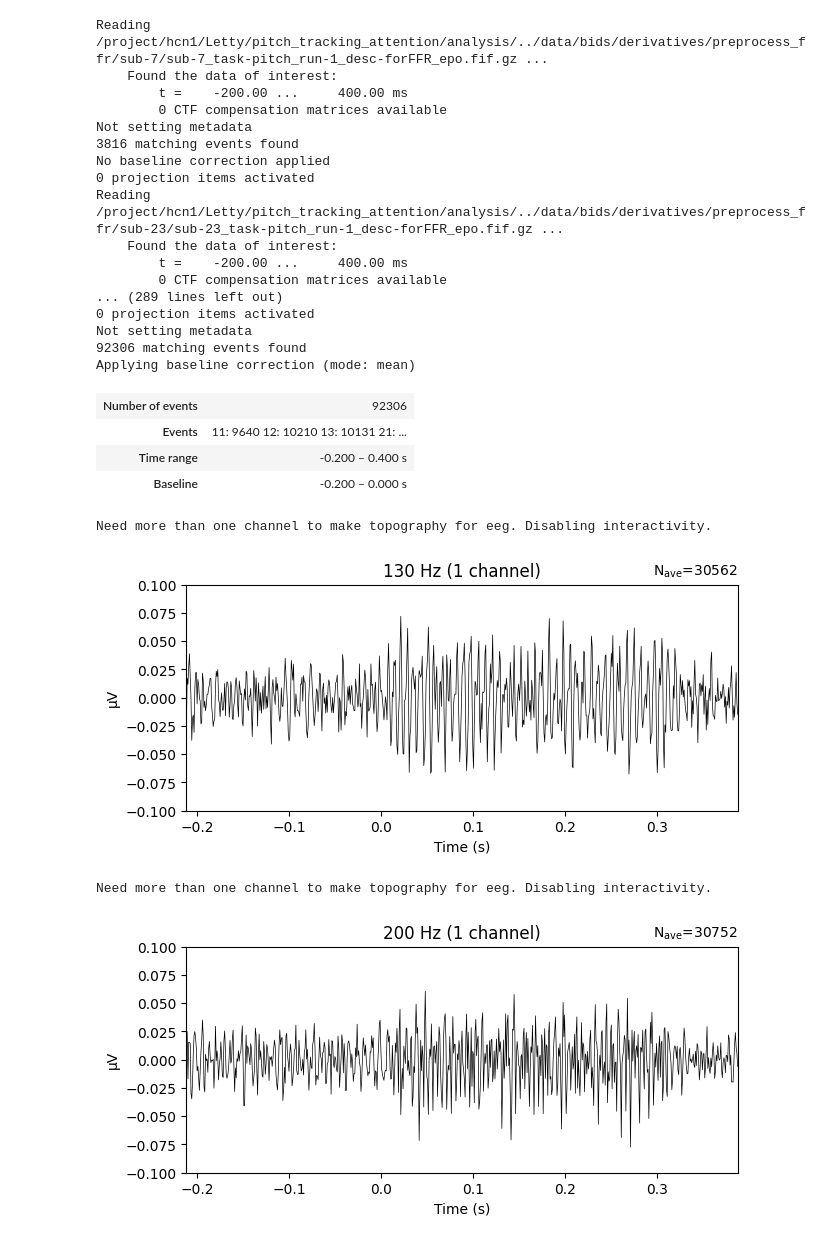
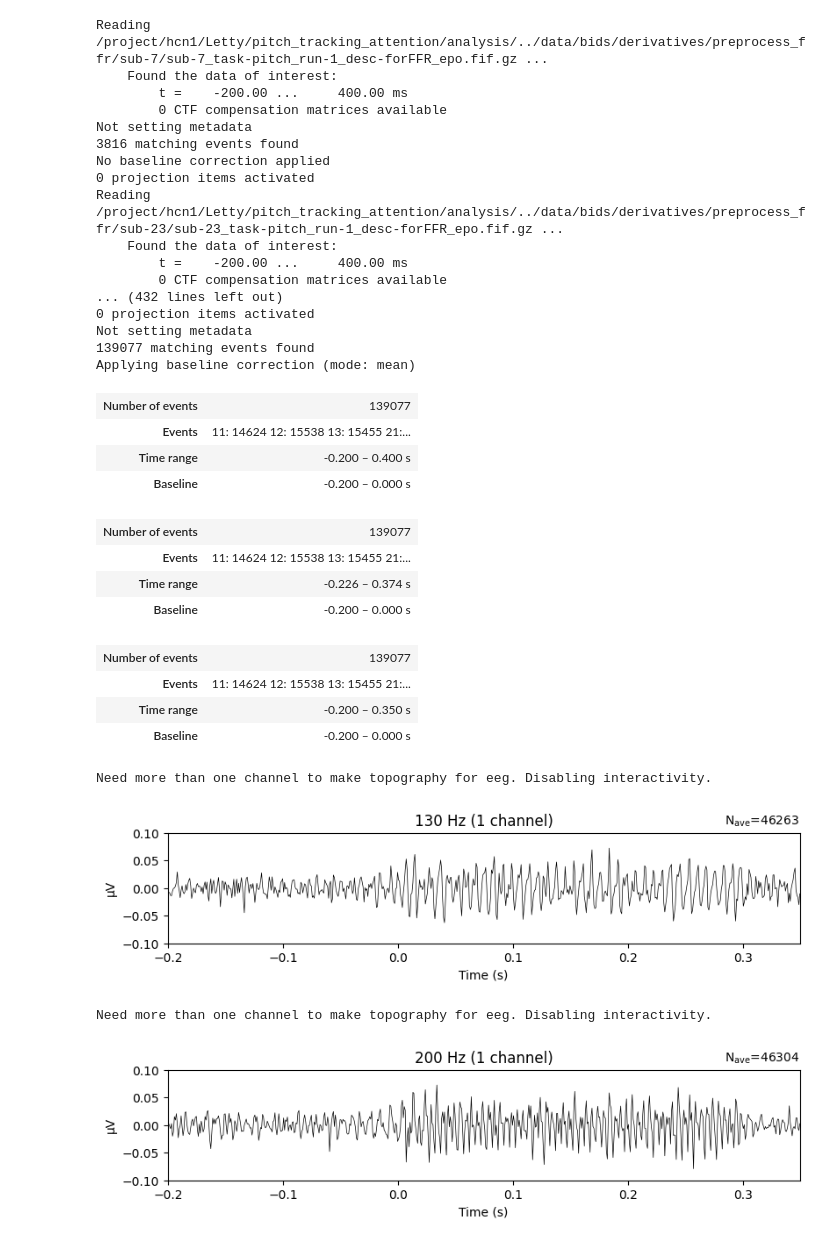
Before and after one commit to letitiayhho/tone-target-monitoring, a Jupyter notebook: analysis/grand-average-ffr.ipynb, the cells around one changed output. Drawn from its saved outputs; the diff is of its cells as text; code cells hidden in the pictures.

```diff
--- a/analysis/grand-average-ffr.ipynb
+++ b/analysis/grand-average-ffr.ipynb
@@ -10,12 +10,13 @@ from scipy import signal
 from scipy.fft import fftshift
 # %%
 files = glob.glob('../data/bids/derivatives/preprocess_ffr/sub-*/*forFFR_epo.fif.gz')
-SUBS = [3,  4,  5,  6,  7,  8,  9, 10, 11, 12, 13, 14, 15, 16, 18, 19, 20, 21, 22, 23, 24, 25, 26, 27, 28, 29, 30, 31]
+# SUBS = [3,  4,  5,  6,  7,  8,  9, 10, 11, 12, 13, 14, 15, 16, 18, 19, 20, 21, 22, 23, 24, 25, 26, 27, 28, 29, 30, 31]
+BADS = [1, 2, 17, 34]
 
 epochs = None
 for i, file in enumerate(files):
     sub = re.findall('sub-(\d{1,2})', file)[0]
-    if int(sub) not in SUBS:
+    if int(sub) in BADS:
         continue
 
     sub_epochs = mne.read_epochs(file)
@@ -37,46 +38,57 @@ Reading /project/hcn1/Letty/pitch_tracking_attention/analysis/../data/bids/deriv
     Found the data of interest:
         t =    -200.00 ...     400.00 ms
         0 CTF compensation matrices available
-... (289 lines left out)
+... (432 lines left out)
 0 projection items activated
 Not setting metadata
-92306 matching events found
+139077 matching events found
 Applying baseline correction (mode: mean)
 # %%
 epochs
 # %% [output]
-| Number of events | 92306 |
-| Events | 11: 9640 12: 10210 13: 10131 21: ... |
+| Number of events | 139077 |
+| Events | 11: 14624 12: 15538 13: 15455 21:... |
 | Time range | -0.200 – 0.400 s |
 | Baseline | -0.200 – 0.000 s |
 # %%
-# Shift time of all epochs by 0.3 seconds
-epochs_shifted = epochs.shift_time(tshift=0, relative = False) # -0.0262
-
-# Set the time of the first sample to -1 second
-epochs_shifted = epochs_shifted.shift_time(tshift=-0.2120, relative=False)
+# Shift time of all epochs by 262 ms
+epochs_shifted = epochs.shift_time(tshift=-0.2262, relative = False) # shift by -0.0262, make baseline start at -0.2262
+epochs_shifted
+# %% [output]
+| Number of events | 139077 |
+| Events | 11: 14624 12: 15538 13: 15455 21:... |
+| Time range | -0.226 – 0.374 s |
+| Baseline | -0.200 – 0.000 s |
+# %%
+epochs_cropped = epochs_shifted.crop(tmin = -0.2, tmax = 0.35)
+epochs_cropped
+# %% [output]
+| Number of events | 139077 |
+| Events | 11: 14624 12: 15538 13: 15455 21:... |
+| Time range | -0.200 – 0.350 s |
+| Baseline | -0.200 – 0.000 s |
 # %%
-cz_130 = epochs_shifted['11', '21', '31'].average()
+cz_130 = epochs_cropped['11', '21', '31'].average()
 fig = cz_130.plot(titles = '130 Hz', ylim=dict(eeg=[-0.1, 0.1]), show = False)
 fig.set_size_inches(8, 2)
 fig.savefig('../figs/FFR-tone-1-time-domain-flat.png', dpi = 300)
 # x = cz_130.get_data()
 # x = x.flatten()
 # plt.plot(x)
 # plt.tight_layout()
 # plt.savefig('../figs/FFR-tone-1-time-domain-2.png')
 # plt.title('110 Hz')
 # plt.show()
 # powerSpectrum, freqenciesFound, time, imageAxis = plt.specgram(x, Fs= fs, xextent = (-0.2, 0.4))
 # # plt.ylim(0, 400)
 # plt.xlabel('Time (s)')
 # plt.ylabel('Hz')
 # plt.tight_layout()
 # plt.savefig('../figs/FFR-tone-1-spectrogram.png')
 # plt.show()
 # %% [output]
 Need more than one channel to make topography for eeg. Disabling interactivity.
-[figure, old version]
+[figure, new version]
 # %%
 cz_200 = epochs['12', '22', '32'].average()
 fig = cz_200.plot(titles = '200 Hz', ylim=dict(eeg=[-0.1, 0.1]), show = False)
@@ -84,7 +96,7 @@ fig.set_size_inches(8, 2)
 fig.savefig('../figs/FFR-tone-2-time-domain-flat.png', dpi = 300)
 # %% [output]
 Need more than one channel to make topography for eeg. Disabling interactivity.
-[figure, old version]
+[figure, new version]
 # %%
 cz_280 = epochs['13', '23', '33'].average()
 fig = cz_280.plot(titles = '280 Hz', ylim=dict(eeg=[-0.1, 0.1]), show = False)
```
Also changed, not shown: parts of 1 cell of this notebook, 5 other files.
